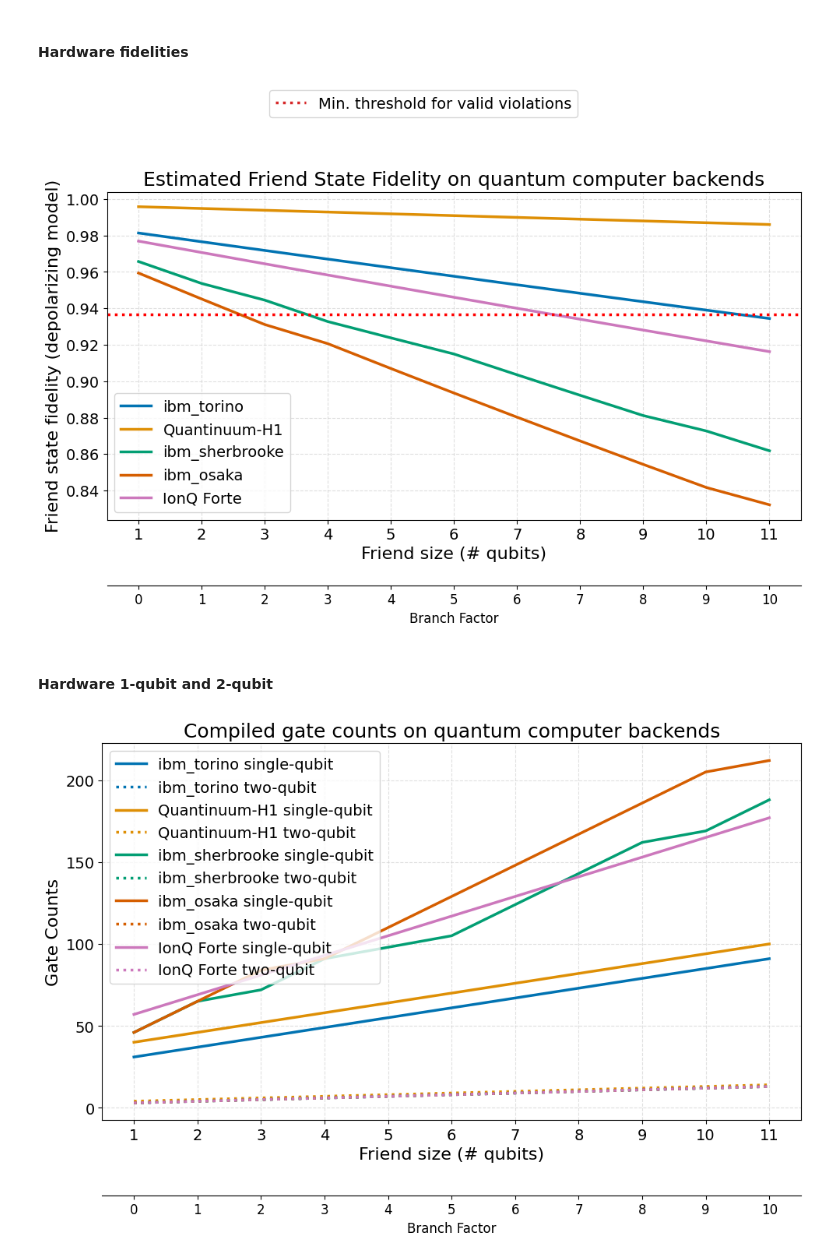
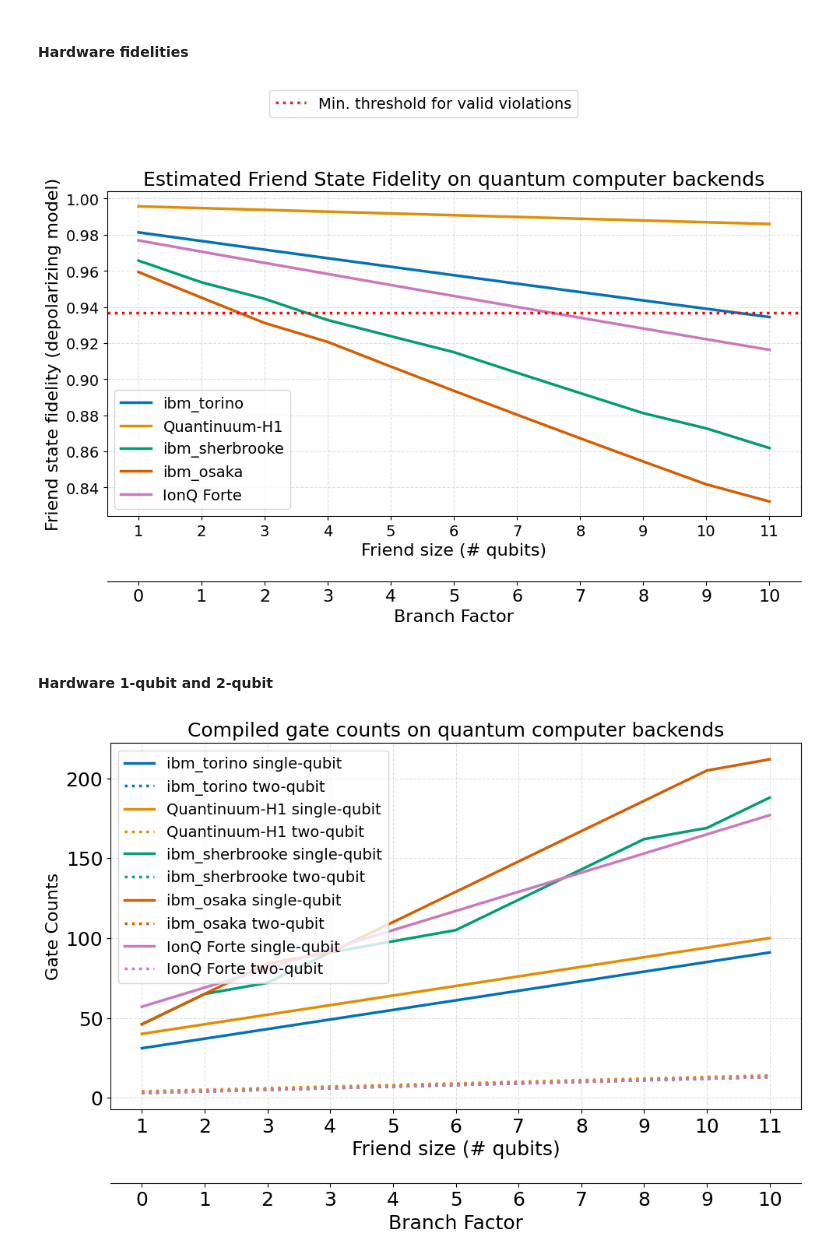
Before and after one commit to unitaryfoundation/wigners_friend, a Jupyter notebook: ewfs_release/notebooks/plots.ipynb, the cells around one changed output. Saved outputs shown, nothing was run; the diff lists cells and outputs as text; code cells hidden in the pictures.

```diff
--- a/ewfs_release/notebooks/plots.ipynb
+++ b/ewfs_release/notebooks/plots.ipynb
@@ -521,7 +532,7 @@ no_violation_handle = mlines.Line2D([], [], color="tab:red", linestyle="dotted",
 
 fig.legend([no_violation_handle], ["Min. threshold for valid violations"], loc="upper center", ncol=2, bbox_to_anchor=(0.5, 1.05), fontsize=14)
 
-add_branch_factor_axis(ax1, range(1, len(torino_fids) + 1), size="large")
+add_branch_factor_axis(ax1, range(1, len(torino_fids) + 1), size=16)
 
 # Adjust the layout
 plt.tight_layout()
@@ -531,7 +542,7 @@ plt.subplots_adjust(top=0.85)
 plt.savefig("friend_state_fids.pdf", bbox_inches="tight")
 plt.show()
 # %% [output]
-[figure, old version]
+[figure, new version]
 # %% [markdown]
 #### Hardware 1-qubit and 2-qubit
 # %%
@@ -578,40 +589,40 @@ ax1.plot(xs, forte_1qs, label="IonQ Forte single-qubit", color=colors[4], linewi
 ax1.plot(xs, forte_2qs, label="IonQ Forte two-qubit", color=colors[4], linestyle=":", linewidth=2.5)
 
 ax1.set_xticks(xs)
-ax1.set_xlabel("Friend size (# qubits)", fontsize=16)
+ax1.set_xlabel("Friend size (# qubits)", fontsize=18)
 ax1.set_ylabel("Gate Counts", fontsize=16)
-ax1.tick_params(axis='both', which='major', labelsize=14)
+ax1.tick_params(axis='both', which='major', labelsize=18)
 
 # Add grid lines
 ax1.grid(True, linestyle='--', alpha=0.7, color='lightgray')
 
 # # Create a secondary x-axis at the top
 # ax2 = ax1.twiny()
 
 # # Set the secondary x-axis labels
 # ax2.set_xlabel("Branch Factor", fontsize=16)
 # ax2.set_xticks(xs)
 # ax2.set_xticklabels(range(0, dd))
 
 # # Align the secondary x-axis with the main x-axis
 # ax1.set_xlim(1, dd)
 # ax2.set_xlim(1, dd)
 # ax2.set_xbound(ax1.get_xbound())
 # ax2.tick_params(axis='x', which='major', labelsize=14)
 
 plt.title("Compiled gate counts on quantum computer backends", fontsize=18)
 
 # Add legend in the top left corner with larger font size
 ax1.legend(loc="upper left", fontsize=14)
 
-add_branch_factor_axis(ax1, range(1, len(torino_1qs) + 1), size="large")
+add_branch_factor_axis(ax1, range(1, len(torino_1qs) + 1), size=18)
 
 
 # Adjust the layout
 plt.tight_layout()
 
 # Save the figure
 plt.savefig("gate_counts.pdf", bbox_inches="tight")
 plt.show()
 # %% [output]
-[figure, old version]
+[figure, new version]
```
Also changed, not shown: parts of 4 cells of this notebook, 11 other files.
